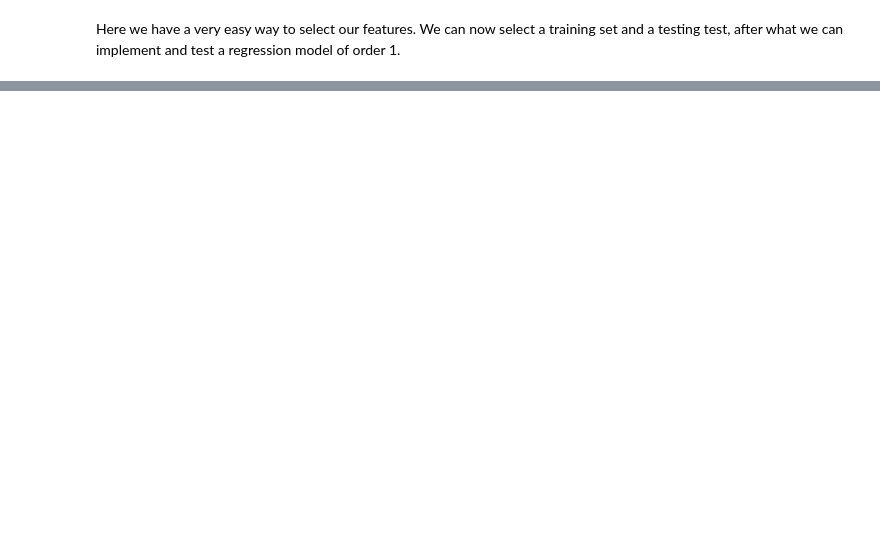
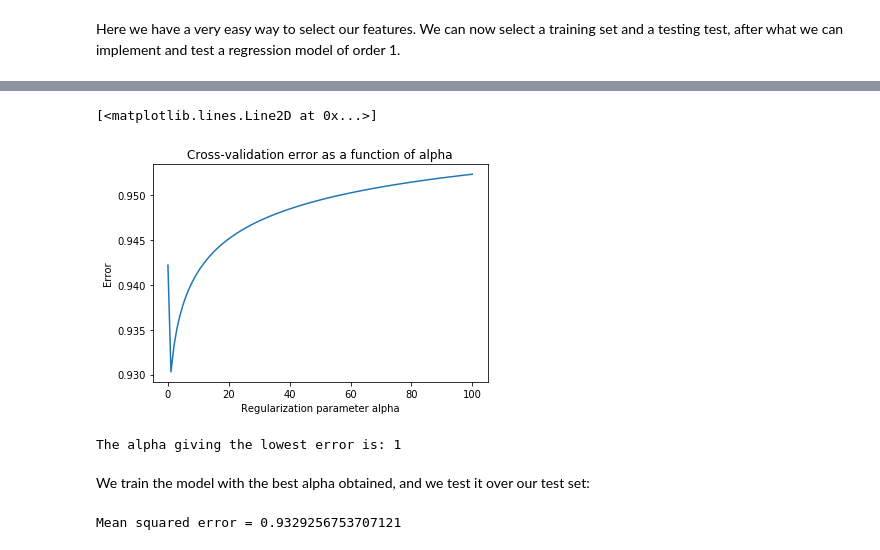
Before and after one commit to lautenba/ADA_pADAwan_Project, a Jupyter notebook: project.ipynb, the cells around one changed output, grey strips where cells are left out. Cells and saved outputs as stored; diff of their text form; code cells hidden in the pictures; blank space fills up the shorter version.

Commit message:
avancé partie model

```diff
--- a/project.ipynb
+++ b/project.ipynb
@@ -459,0 +492,39 @@ Here we have a very easy way to select our features. We can now select a trainin
+# %%
+train_x, test_x,train_y, test_y = train_test_split(Ranking_ingredients_correlation\
+                        .drop(['Ranking'], axis = 1), Ranking_ingredients_correlation['Ranking'], test_size=0.30)
+# %%
+'''
+error_train = np.zeros(101)
+alpha_range = np.linspace(0, 10, num=101)
+for reg_param in range(101):
+    ridge = Ridge(alpha=alpha_range[reg_param])
+    scores = cross_validate(ridge,  train_x, train_y, cv=5,scoring=("neg_mean_squared_error"))
+    error_train[reg_param] = np.abs(np.mean(scores["test_score"]))
+'''
+error_train = np.zeros(101)
+alpha_range = np.arange(101)
+for reg_param in range(101):
+    ridge = Ridge(alpha=reg_param)
+    scores = cross_validate(ridge,  train_x, train_y, cv=5,scoring=("neg_mean_squared_error"))
+    error_train[reg_param] = np.abs(np.mean(scores["test_score"]))
+# %%
+plt.title('Cross-validation error as a function of alpha')
+plt.xlabel('Regularization parameter alpha')
+plt.ylabel('Error')
+plt.plot(alpha_range, error_train)
+# %% [output]
+[<matplotlib.lines.Line2D at 0x...>]
+[figure, added]
+# %%
+best_alpha = np.argmin(error_train)
+print('The alpha giving the lowest error is:', alpha_range[best_alpha])
+# %% [output]
+The alpha giving the lowest error is: 1
+# %% [markdown]
+We train the model with the best alpha obtained, and we test it over our test set:
+# %%
+ridge_opt = Ridge(alpha = alpha_range[best_alpha])
+ridge_opt.fit(train_x, train_y)
+print('Mean squared error =', mean_squared_error(test_y, ridge_opt.predict(test_x)))
+# %% [output]
+Mean squared error = 0.9329256753707121
```
Also changed, not shown: parts of 22 cells of this notebook.
